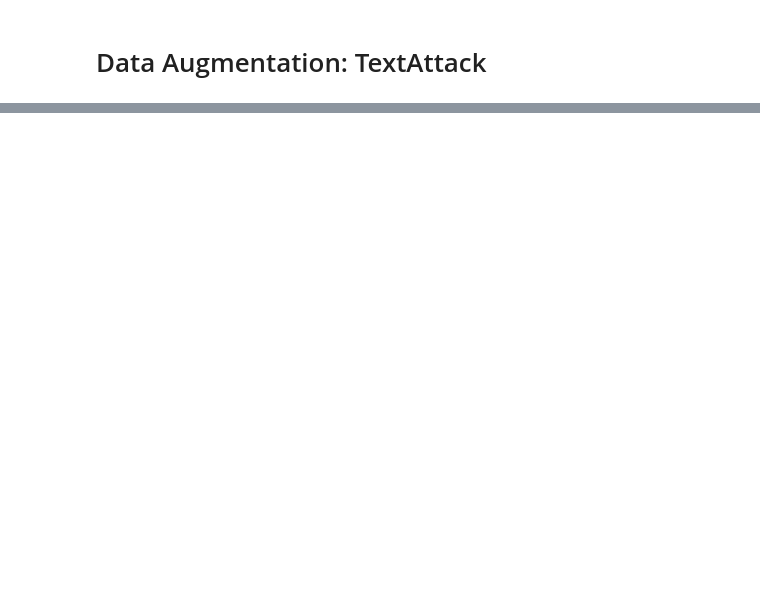
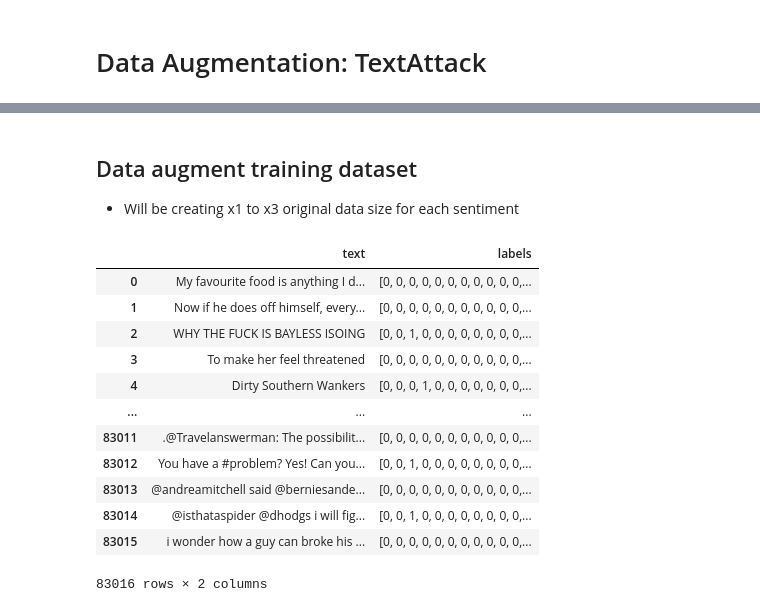
Before and after one commit to skcode0/saai, a Jupyter notebook: data_processing.ipynb, the cells around one changed output, grey strips where cells are left out. Cells and saved outputs as stored; diff of their text form; code cells hidden in the pictures; blank space fills up the shorter version.

Commit message:
trying out different data augmentation methods

```diff
--- a/data_processing.ipynb
+++ b/data_processing.ipynb
@@ -1156,0 +1238,19 @@ Notes:
+# %% [markdown]
+## Data augment training dataset
+- Will be creating x1 to x3 original data size for each sentiment
+# %%
+train_df
+# %% [output]
+|  | text | labels |
+| 0 | My favourite food is anything I d... | [0, 0, 0, 0, 0, 0, 0, 0, 0, 0, 0,... |
+| 1 | Now if he does off himself, every... | [0, 0, 0, 0, 0, 0, 0, 0, 0, 0, 0,... |
+| 2 | WHY THE FUCK IS BAYLESS ISOING | [0, 0, 1, 0, 0, 0, 0, 0, 0, 0, 0,... |
+| 3 | To make her feel threatened | [0, 0, 0, 0, 0, 0, 0, 0, 0, 0, 0,... |
+| 4 | Dirty Southern Wankers | [0, 0, 0, 1, 0, 0, 0, 0, 0, 0, 0,... |
+| ... | ... | ... |
+| 83011 | .@Travelanswerman: The possibilit... | [0, 0, 0, 0, 0, 0, 0, 0, 0, 0, 0,... |
+| 83012 | You have a #problem? Yes! Can you... | [0, 0, 1, 0, 0, 0, 0, 0, 0, 0, 0,... |
+| 83013 | @andreamitchell said @berniesande... | [0, 0, 0, 0, 0, 0, 0, 0, 0, 0, 0,... |
+| 83014 | @isthataspider @dhodgs i will fig... | [0, 0, 1, 0, 0, 0, 0, 0, 0, 0, 0,... |
+| 83015 | i wonder how a guy can broke his ... | [0, 0, 0, 0, 0, 0, 0, 0, 0, 0, 0,... |
+83016 rows × 2 columns
```
Also changed, not shown: parts of 28 cells of this notebook.
